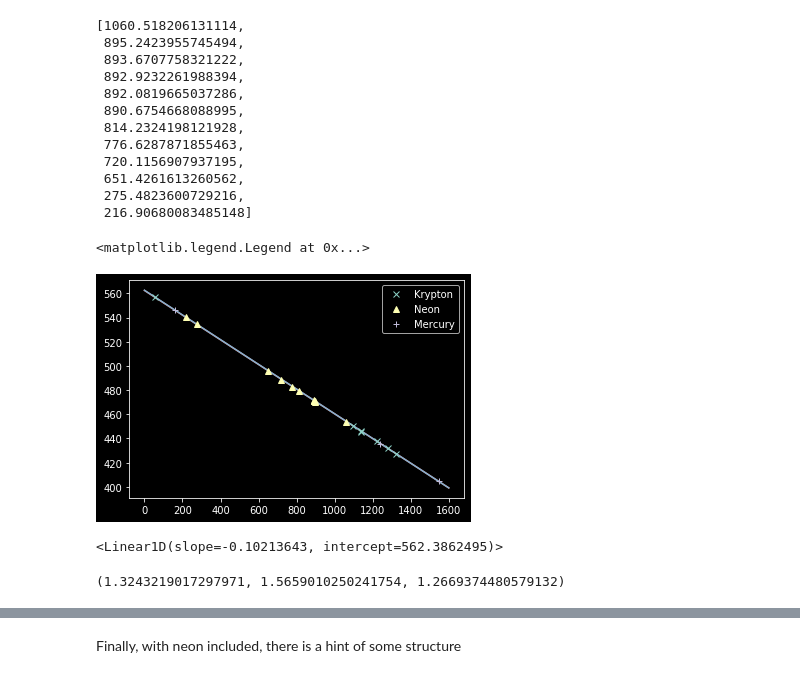
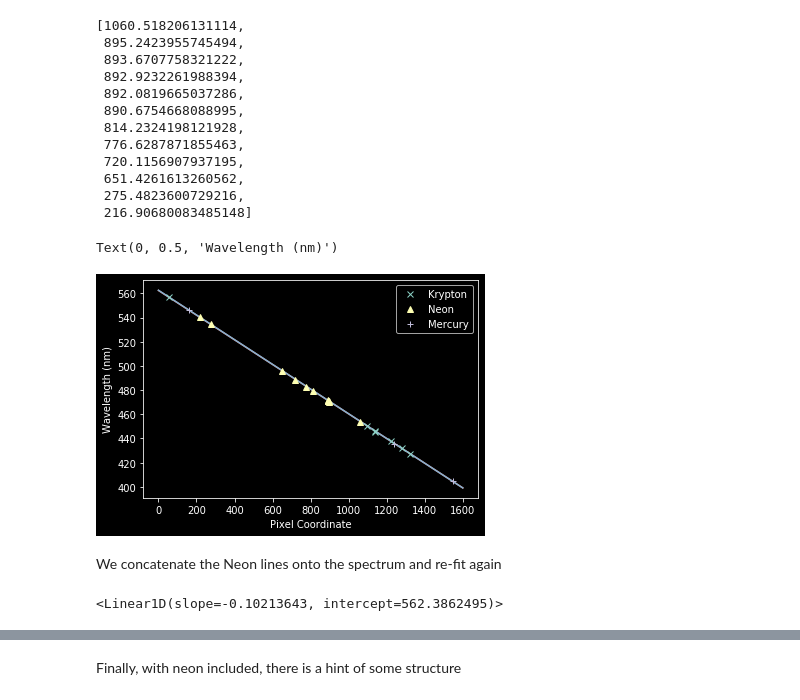
Before and after one commit to keflavich/AST4723-Public-Materials, a Jupyter notebook: spectroscopy/Wavelength Calibration.ipynb, the cells around one changed output, grey strips where cells are left out. Drawn from its saved outputs; the diff is of its cells as text; code cells hidden in the pictures.

```diff
--- a/spectroscopy/Wavelength Calibration.ipynb
+++ b/spectroscopy/Wavelength Calibration.ipynb
@@ -155,9 +159,3 @@ from astropy.modeling.fitting import LinearLSQFitter
 linfitter = LinearLSQFitter()
 # %% [markdown]
 We use a `Linear1D` model because we will want to use its inverse later
-# %%
-from astropy.modeling.models import Linear1D
-wlmodel = Linear1D()
-linfit_wlmodel = linfitter(model=wlmodel, x=improved_xval_guesses, y=guessed_wavelengths)
-wavelengths = linfit_wlmodel(xaxis) * u.nm
-linfit_wlmodel
@@ -189,9 +188,15 @@ minwave = wavelengths.min()
 maxwave = wavelengths.max()
 # then we search for atomic lines
 # We are only interested in neutral lines, assuming the lamps are not hot enough to ionize the atoms
-mercury_lines = Nist.query(minwav=minwave, maxwav=maxwave, linename='Hg I')
-krypton_lines = Nist.query(minwav=minwave, maxwav=maxwave, linename='Kr I')
-neon_lines = Nist.query(minwav=minwave, maxwav=maxwave, linename='Ne I')
+mercury_lines = Nist.query(minwav=minwave,
+                           maxwav=maxwave,
+                           linename='Hg I')
+krypton_lines = Nist.query(minwav=minwave,
+                           maxwav=maxwave,
+                           linename='Kr I')
+neon_lines = Nist.query(minwav=minwave,
+                        maxwav=maxwave,
+                        linename='Ne I')
 # %% [markdown]
 We can first look at what NIST reports for the mercury spectrum we already fit:
 
@@ -301,9 +317,13 @@ pl.legend(loc='best')
 # %% [markdown]
 We can now jointly fit the Kr + Hg spectra with a new model:
 # %%
-xvals_hg_plus_kr = list(improved_xval_guesses) + list(improved_xval_guesses_kr)
-waves_hg_plus_kr = list(guessed_wavelengths) + list(kr_wl_final)
-linfit_wlmodel_hgkr = linfitter(model=wlmodel, x=xvals_hg_plus_kr, y=waves_hg_plus_kr)
+# we concatenate the data sets together
+xvals_hg_plus_kr = np.concatenate([improved_xval_guesses,
+                                   improved_xval_guesses_kr])
+waves_hg_plus_kr = np.concatenate([guessed_wavelengths, kr_wl_final])
+linfit_wlmodel_hgkr = linfitter(model=wlmodel,
+                                x=xvals_hg_plus_kr,
+                                y=waves_hg_plus_kr)
 linfit_wlmodel_hgkr
 # %% [output]
 <Linear1D(slope=-0.10221974, intercept=562.57081039)>
@@ -417,13 +450,17 @@ improved_xval_guesses_ne
 # %%
 pl.plot(improved_xval_guesses_kr, kr_wl_final, 'x', label='Krypton')
 pl.plot(improved_xval_guesses_ne, ne_wl_final, '^', label='Neon')
 pl.plot(improved_xval_guesses, guessed_wavelengths, '+', label='Mercury')
 pl.plot(xaxis, wavelengths, zorder=-5)
 pl.plot(xaxis, linfit_wlmodel_hgkr(xaxis), zorder=-5)
 pl.legend(loc='best')
+pl.xlabel("Pixel Coordinate")
+pl.ylabel("Wavelength (nm)")
 # %% [output]
-<matplotlib.legend.Legend at 0x...>
+Text(0, 0.5, 'Wavelength (nm)')
-[figure, old version]
+[figure, new version]
+# %% [markdown]
+We concatenate the Neon lines onto the spectrum and re-fit again
 # %%
 xvals_hg_plus_kr_plus_ne = list(improved_xval_guesses) + list(improved_xval_guesses_kr) + list(improved_xval_guesses_ne)
 waves_hg_plus_kr_plus_ne = list(guessed_wavelengths) + list(kr_wl_final) + list(ne_wl_final)
@@ -438,7 +474,0 @@ residuals_hgkrne = np.array(waves_hg_plus_kr_plus_ne) - linfit_wlmodel_hgkrne(xv
-# %%
-resid2_hgonly = (residuals_hgonly**2).sum()
-resid2_hgkr = (residuals_hgkr**2).sum()
-resid2_hgkrne = (residuals_hgkrne**2).sum()
-resid2_hgonly, resid2_hgkr, resid2_hgkrne
-# %% [output]
-(1.3243219017297971, 1.5659010250241754, 1.2669374480579132)
```
Also changed, not shown: parts of 50 cells of this notebook.
